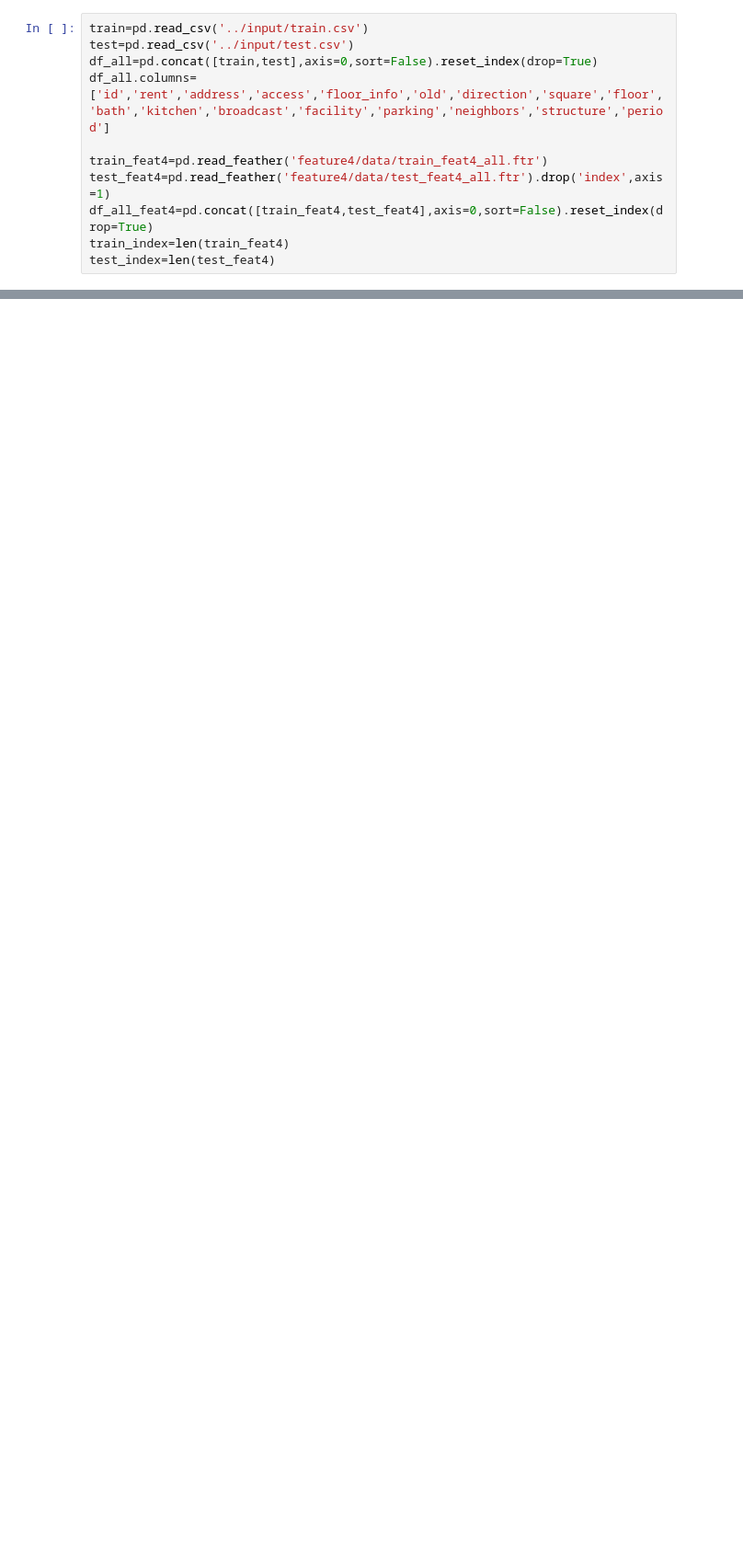
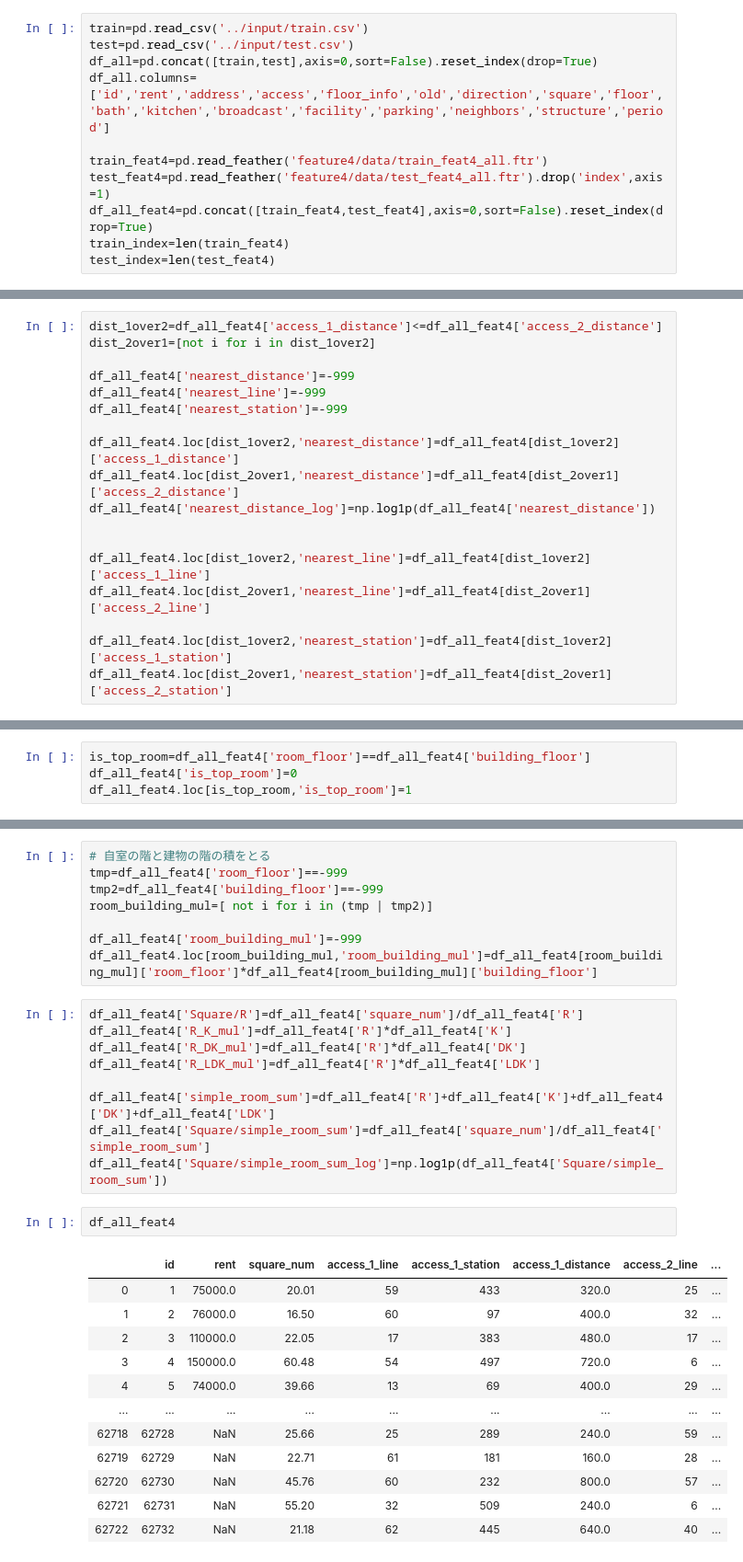
Before and after one commit to nsakki55/ml_note, a Jupyter notebook: signate/mynavi/code/make_feature6.ipynb, the cells around one changed output, grey strips where cells are left out. Shown at 92% size. Drawn from its saved outputs; the diff is of its cells as text; blank space fills up the shorter version.

```diff
--- a/signate/mynavi/code/make_feature6.ipynb
+++ b/signate/mynavi/code/make_feature6.ipynb
@@ -73,0 +60,18 @@ sns.distplot(train_feat4['log_square'])
+# %%
+dist_1over2=df_all_feat4['access_1_distance']<=df_all_feat4['access_2_distance']
+dist_2over1=[not i for i in dist_1over2]
+
+df_all_feat4['nearest_distance']=-999
+df_all_feat4['nearest_line']=-999
+df_all_feat4['nearest_station']=-999
+
+df_all_feat4.loc[dist_1over2,'nearest_distance']=df_all_feat4[dist_1over2]['access_1_distance']
+df_all_feat4.loc[dist_2over1,'nearest_distance']=df_all_feat4[dist_2over1]['access_2_distance']
+df_all_feat4['nearest_distance_log']=np.log1p(df_all_feat4['nearest_distance'])
+
+
+df_all_feat4.loc[dist_1over2,'nearest_line']=df_all_feat4[dist_1over2]['access_1_line']
+df_all_feat4.loc[dist_2over1,'nearest_line']=df_all_feat4[dist_2over1]['access_2_line']
+
+df_all_feat4.loc[dist_1over2,'nearest_station']=df_all_feat4[dist_1over2]['access_1_station']
+df_all_feat4.loc[dist_2over1,'nearest_station']=df_all_feat4[dist_2over1]['access_2_station']
@@ -73,0 +80,4 @@ sns.distplot(train_feat4['log_square'])
+# %%
+is_top_room=df_all_feat4['room_floor']==df_all_feat4['building_floor']
+df_all_feat4['is_top_room']=0
+df_all_feat4.loc[is_top_room,'is_top_room']=1
@@ -73,0 +86,32 @@ sns.distplot(train_feat4['log_square'])
+# %%
+# 自室の階と建物の階の積をとる
+tmp=df_all_feat4['room_floor']==-999
+tmp2=df_all_feat4['building_floor']==-999
+room_building_mul=[ not i for i in (tmp | tmp2)]
+
+df_all_feat4['room_building_mul']=-999
+df_all_feat4.loc[room_building_mul,'room_building_mul']=df_all_feat4[room_building_mul]['room_floor']*df_all_feat4[room_building_mul]['building_floor']
+# %%
+df_all_feat4['Square/R']=df_all_feat4['square_num']/df_all_feat4['R']
+df_all_feat4['R_K_mul']=df_all_feat4['R']*df_all_feat4['K']
+df_all_feat4['R_DK_mul']=df_all_feat4['R']*df_all_feat4['DK']
+df_all_feat4['R_LDK_mul']=df_all_feat4['R']*df_all_feat4['LDK']
+
+df_all_feat4['simple_room_sum']=df_all_feat4['R']+df_all_feat4['K']+df_all_feat4['DK']+df_all_feat4['LDK']
+df_all_feat4['Square/simple_room_sum']=df_all_feat4['square_num']/df_all_feat4['simple_room_sum']
+df_all_feat4['Square/simple_room_sum_log']=np.log1p(df_all_feat4['Square/simple_room_sum'])
+# %%
+df_all_feat4
+# %% [output]
+|  | id | rent | square_num | access_1_line | access_1_station | access_1_distance | access_2_line | ... |
+| 0 | 1 | 75000.0 | 20.01 | 59 | 433 | 320.0 | 25 | ... |
+| 1 | 2 | 76000.0 | 16.50 | 60 | 97 | 400.0 | 32 | ... |
+| 2 | 3 | 110000.0 | 22.05 | 17 | 383 | 480.0 | 17 | ... |
+| 3 | 4 | 150000.0 | 60.48 | 54 | 497 | 720.0 | 6 | ... |
+| 4 | 5 | 74000.0 | 39.66 | 13 | 69 | 400.0 | 29 | ... |
+| ... | ... | ... | ... | ... | ... | ... | ... | ... |
+| 62718 | 62728 | NaN | 25.66 | 25 | 289 | 240.0 | 59 | ... |
+| 62719 | 62729 | NaN | 22.71 | 61 | 181 | 160.0 | 28 | ... |
+| 62720 | 62730 | NaN | 45.76 | 60 | 232 | 800.0 | 57 | ... |
+| 62721 | 62731 | NaN | 55.20 | 32 | 509 | 240.0 | 6 | ... |
+| 62722 | 62732 | NaN | 21.18 | 62 | 445 | 640.0 | 40 | ... |
```
Also changed, not shown: parts of 11 cells of this notebook, 3 other files.
